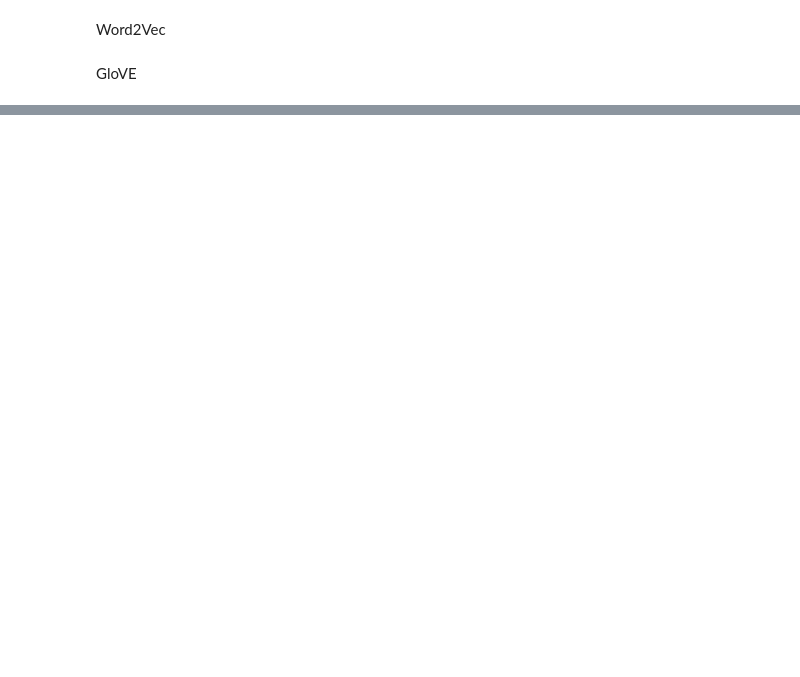
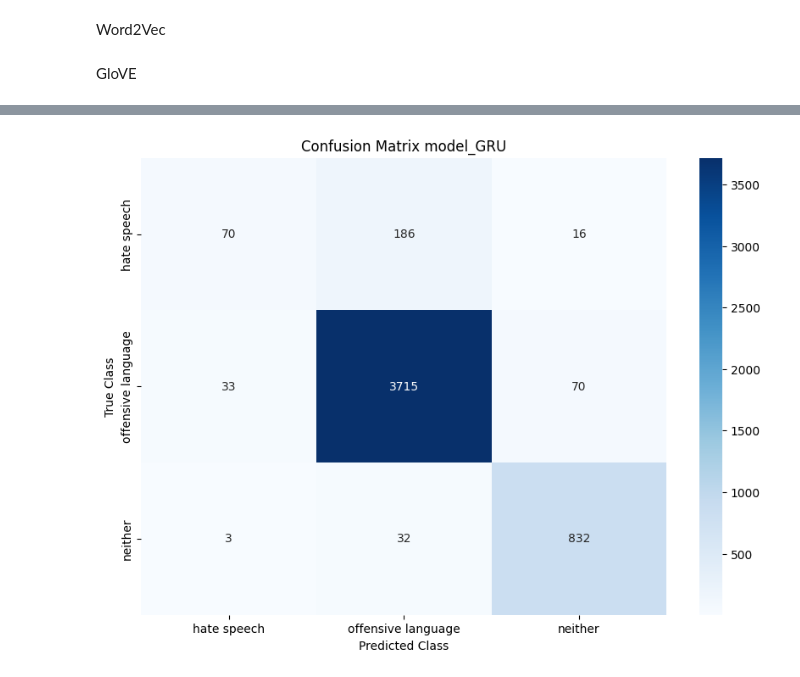
Before and after one commit to SeherD/ToxicLanguageDetection, a Jupyter notebook: Model.ipynb, the cells around one changed output, grey strips where cells are left out. Drawn from its saved outputs; the diff is of its cells as text; code cells hidden in the pictures; blank space fills up the shorter version.

```diff
--- a/Model.ipynb
+++ b/Model.ipynb
@@ -135,9 +205,11 @@ Class: neither
 # Train the model with the oversampled data
 #model.fit(X_over, y_over, validation_data=(X_test, y_test), epochs=10)
 #model.fit(X_over, y_over, validation_data=(X_test, y_test_one_hot), epochs=10)
-model.fit(X_train, y_train_one_hot, validation_data=(X_test, y_test_one_hot), epochs=10)
+#y_over_one_hot = to_categorical(y_over)
+#model.fit(X_over, y_over_one_hot, validation_data=(X_test, y_test_one_hot), epochs=10)
+model_LSTM_GRU.fit(X_train, y_train_one_hot, validation_data=(X_test, y_test_one_hot), epochs=10)
 
 # Save the model
-model.save('model_CCE.keras')
+model_LSTM_GRU.save('model_LSTM_GRU_Word2Vec.keras')
 # %% [output]
 Epoch 1/10
@@ -227,0 +237,81 @@ Predicted class: offensive language
+# %%
+import os
+import pandas as pd
+from sklearn.metrics import classification_report, roc_auc_score
+from tensorflow.keras import models
+
+# Define the labels of your classes
+class_labels = {0: "Hate Speech", 1: "Offensive Language", 2: "Neither"}
+labels = ["Hate Speech", "Offensive Language", "Neither"]
+
+# Initialize a DataFrame to store the results
+results = pd.DataFrame()
+
+# Iterate over the models in the working directory
+for filename in os.listdir("."):
+    if filename.endswith(".h5") or filename.endswith(".keras"):
+        # Load the model
+        model = models.load_model(filename)
+        loss, accuracy, auc = model.evaluate(X_test, y_test_one_hot, verbose=0)
+
+        # Predict the classes of the test data
+        y_pred_probs = model.predict(X_test)
+        y_pred = y_pred_probs.argmax(axis=-1)
+        cm = confusion_matrix(y_test, y_pred)
+
+        # Define the labels of the confusion matrix
+
+        labels = ["hate speech", "offensive language", "neither"]
+
+        # Create a DataFrame for the confusion matrix for better visualization
+        filename = filename.replace('.keras', '')
+        cm_df = pd.DataFrame(cm, index=labels, columns=labels)
+
+        # Plot the confusion matrix
+
+        plt.figure(figsize=(10, 7))
+
+        sns.heatmap(cm_df, annot=True, fmt="d", cmap="Blues")
+        plt.title("Confusion Matrix " + filename)
+
+        plt.ylabel("True Class")
+
+        plt.xlabel("Predicted Class")
+        plt.savefig(filename + '.png')
+        plt.show()
+        # Generate the classification report
+        report_dict = classification_report(
+            y_test, y_pred, target_names=labels, output_dict=True
+        )
+
+        for label in labels:
+            results = results.append(
+                {
+                    "Model": filename,
+                    "Accuracy": accuracy,
+                    "AUC": auc,
+                    "Class Labels": label,
+                    "Precision": report_dict[label]["precision"],
+                    "Recall": report_dict[label]["recall"],
+                    "F1-Score": report_dict[label]["f1-score"],
+                    "Support": report_dict[label]["support"],
+                },
+                ignore_index=True,
+            )
+
+# Write results to Excel file
+results.to_excel("model_evaluation_results.xlsx", index=False)
+
+
+# Print some examples from the test data
+
+
+# for i in range(10):
+#   print(f"Tweet: {tokenizer.sequences_to_texts([X_test[i]])[0]}")
+## print(f"Predicted class: {class_labels[y_pred[i]]}")
+# print("---")
+
+
+
+# Calculate the confusion matrix
+# %% [output]
@@ -227,0 +319 @@ Predicted class: offensive language
+[figure, added]
```
Also changed, not shown: parts of 22 cells of this notebook, 7 other files.
